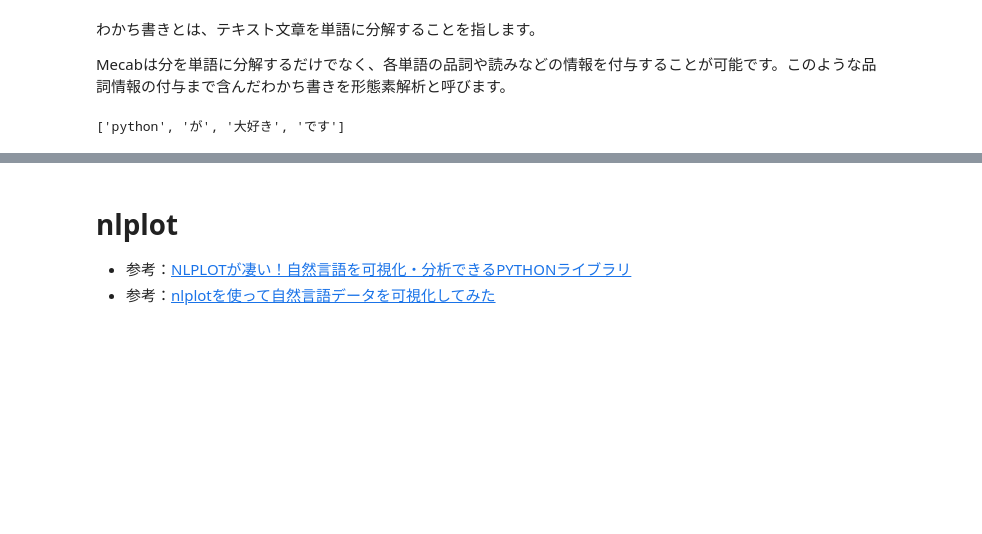
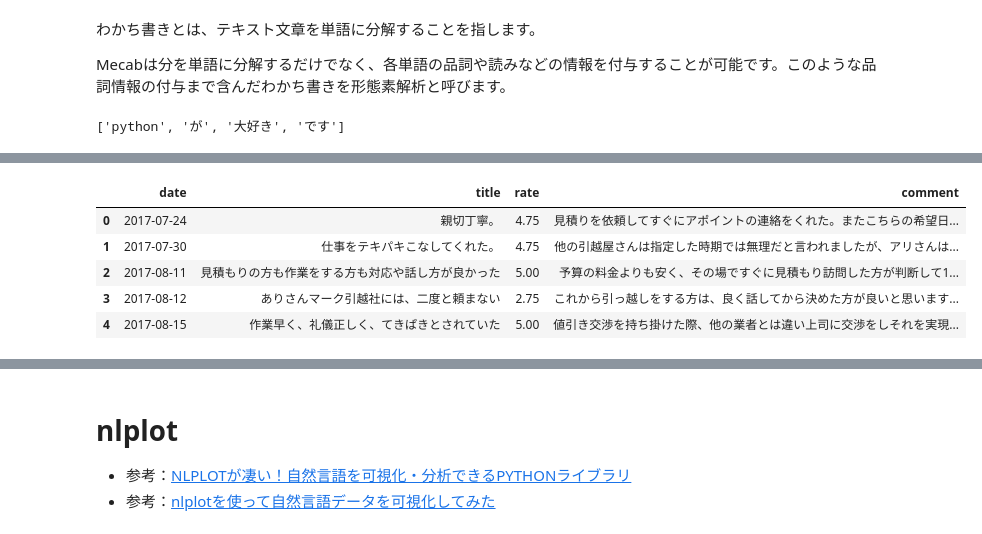
Before and after one commit to kaneda05/Scraping, a Jupyter notebook: moving/project1/analiysis1.ipynb, the cells around one changed output, grey strips where cells are left out. Cells and saved outputs as stored; diff of their text form; code cells hidden in the pictures; blank space fills up the shorter version.

```diff
--- a/moving/project1/analiysis1.ipynb
+++ b/moving/project1/analiysis1.ipynb
@@ -31,0 +51,9 @@ df.head()
+# %%
+df3.head()
+# %% [output]
+|  | date | title | rate | comment |
+| 0 | 2017-07-24 | 親切丁寧。 | 4.75 | 見積りを依頼してすぐにアポイントの連絡をくれた。またこちらの希望日... |
+| 1 | 2017-07-30 | 仕事をテキパキこなしてくれた。 | 4.75 | 他の引越屋さんは指定した時期では無理だと言われましたが、アリさんは... |
+| 2 | 2017-08-11 | 見積もりの方も作業をする方も対応や話し方が良かった | 5.00 | 予算の料金よりも安く、その場ですぐに見積もり訪問した方が判断して1... |
+| 3 | 2017-08-12 | ありさんマーク引越社には、二度と頼まない | 2.75 | これから引っ越しをする方は、良く話してから決めた方が良いと思います... |
+| 4 | 2017-08-15 | 作業早く、礼儀正しく、てきぱきとされていた | 5.00 | 値引き交渉を持ち掛けた際、他の業者とは違い上司に交渉をしそれを実現... |
```
Also changed, not shown: parts of 23 cells of this notebook, 28 other files.
